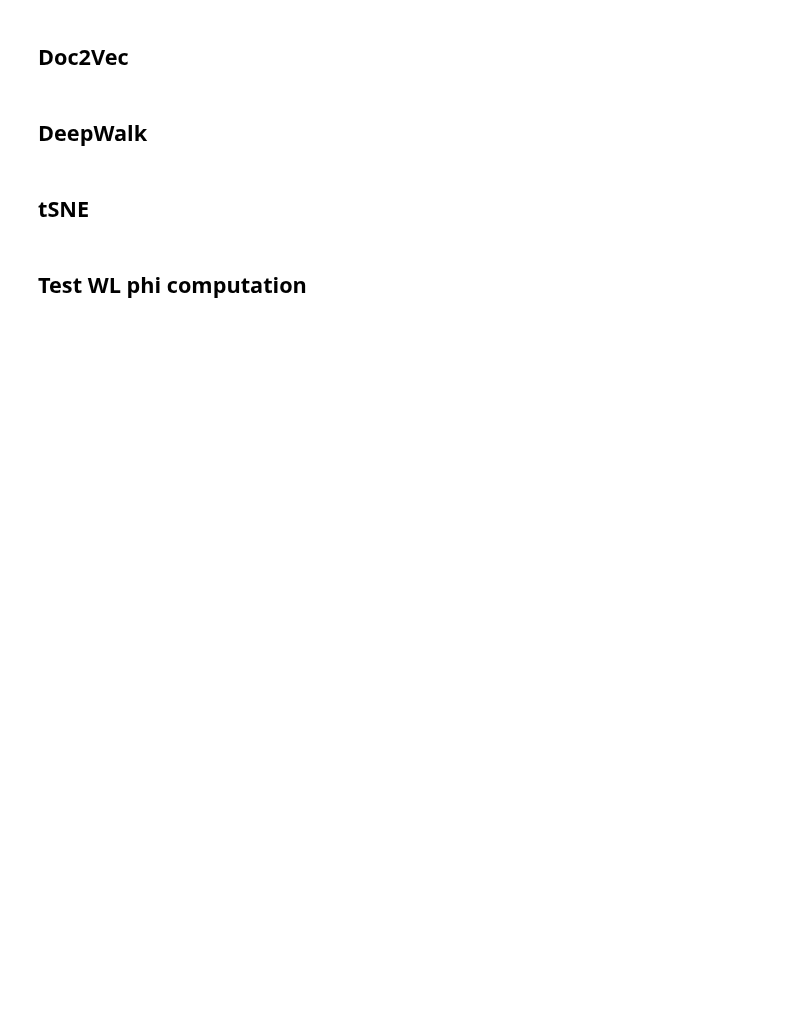
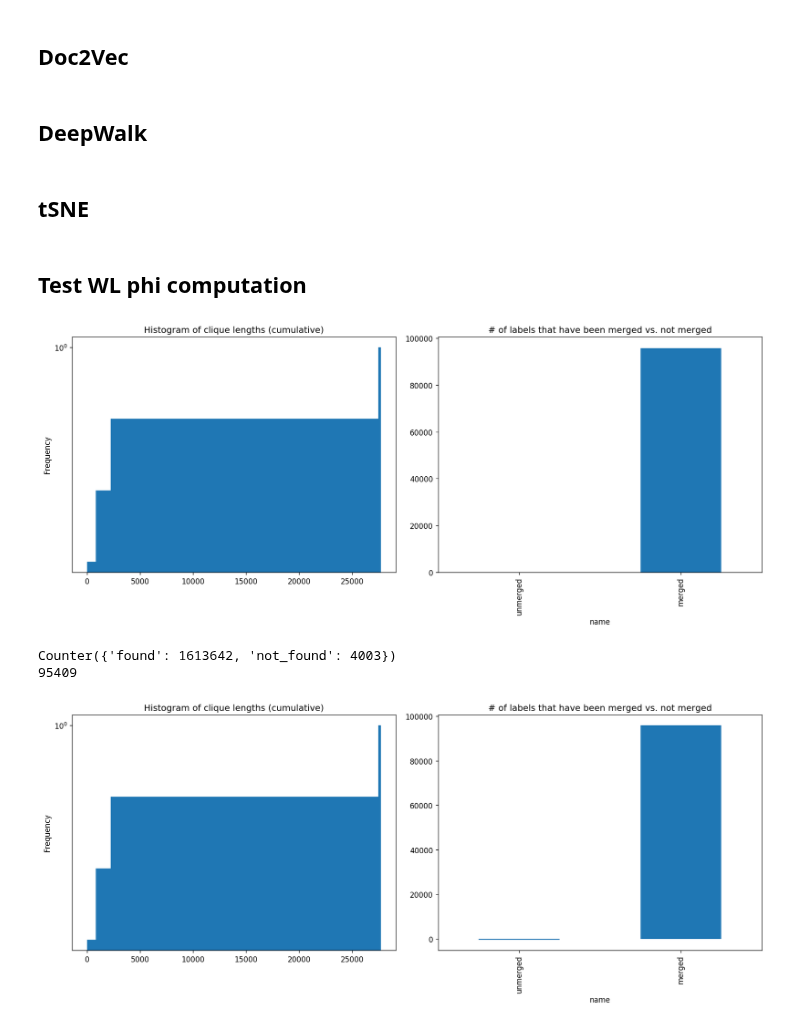
Before and after one commit to davidgengenbach/bachelor-thesis, a Jupyter notebook: code/dump.ipynb, the cells around one changed output. Cells and saved outputs as stored; diff of their text form; code cells hidden in the pictures; blank space fills up the shorter version.

```diff
--- a/code/dump.ipynb
+++ b/code/dump.ipynb
@@ -510,3 +510,45 @@ for idx, (name, x) in enumerate([('Average document length', 'avg_doc_length'),
 fig.tight_layout()
 fig.savefig('tmp/other/stats-datasets.png', dpi = 120)
 plt.show()
+# %%
+import pickle
+import dataset_helper
+import collections
+import coreference
+import matplotlib.pyplot as plt
+from transformers.nx_graph_to_tuple_transformer import NxGraphToTupleTransformer
+
+check_graphs = False
+
+trans = NxGraphToTupleTransformer()
+for dataset_name in dataset_helper.get_all_available_dataset_names():
+    if dataset_name not in dataset_helper.DATASETS_LIMITED: continue
+    graph_cache_files = dataset_helper.get_all_cached_graph_datasets(dataset_name)
+    if not len(graph_cache_files): continue
+
+    with open('data/embeddings/graph-embeddings/{}.label-lookup.npy'.format(dataset_name), 'rb') as f:
+        lookup = pickle.load(f)
+
+    fig, axes = coreference.plot_lookup_histogram(lookup, len(lookup.keys()))
+    plt.show()
+
+    counter = collections.Counter()
+    all_labels = set()
+    for graph_cache_file in graph_cache_files:
+        X, _ = dataset_helper.get_dataset_cached(graph_cache_file)
+        X = trans.transform(X)
+
+        for adj, labels in X:
+            all_labels |= set(labels)
+            for label in labels:
+                counter['found' if label in lookup and str(lookup[label]).strip() != str(label).strip() else 'not_found'] += 1
+    print(counter)
+    print(len(all_labels))
+    fig, axes = coreference.plot_lookup_histogram(lookup, len(all_labels))
+    plt.show()
+    break
+# %% [output]
+[figure, added]
+Counter({'found': 1613642, 'not_found': 4003})
+95409
+[figure, added]
```
Also changed, not shown: 15 other files.
